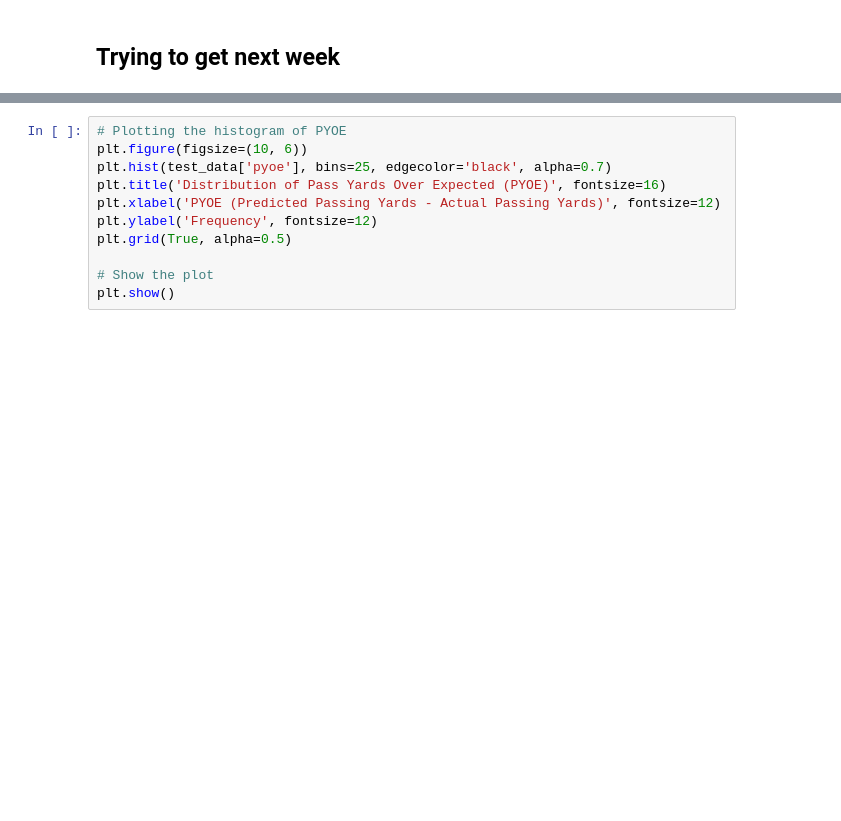
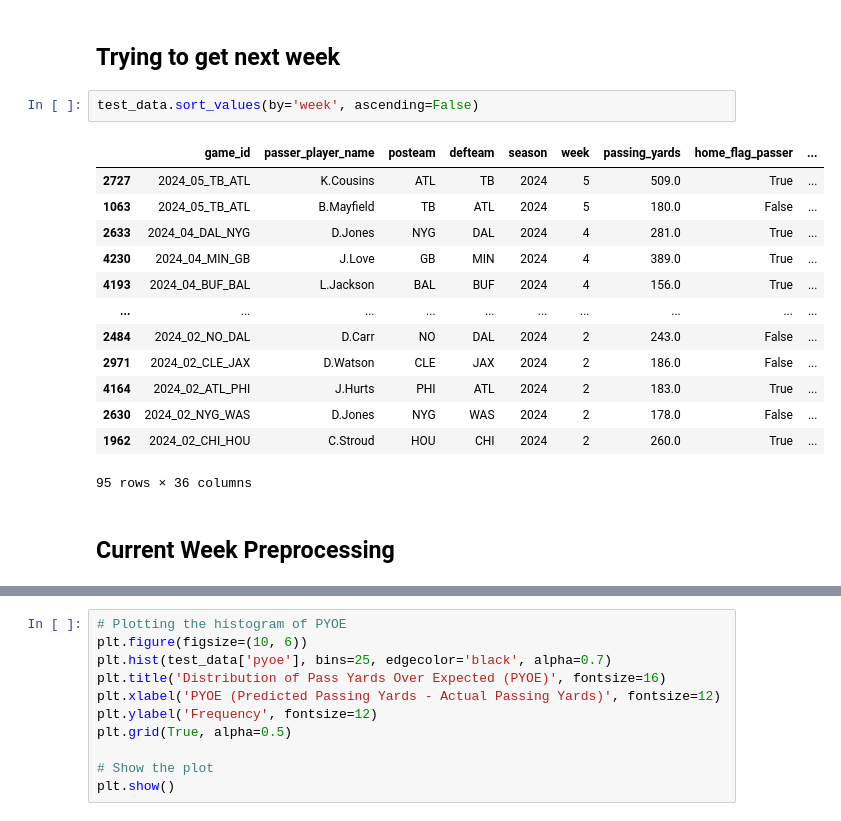
Before and after one commit to bhuggard/CheckTheCover, a Jupyter notebook: testnocom.ipynb, the cells around one changed output, grey strips where cells are left out. Cells and saved outputs as stored; diff of their text form; blank space fills up the shorter version.

```diff
--- a/testnocom.ipynb
+++ b/testnocom.ipynb
@@ -440,3 +440,21 @@ See the caveats in the documentation: https://pandas.pydata.org/pandas-docs/stab
   test_data['pyoe'] = test_data['passing_yards'] - test_data['predicted_passing_yards']
 # %% [markdown]
 ## Trying to get next week
+# %%
+test_data.sort_values(by='week', ascending=False)
+# %% [output]
+|  | game_id | passer_player_name | posteam | defteam | season | week | passing_yards | home_flag_passer | ... |
+| 2727 | 2024_05_TB_ATL | K.Cousins | ATL | TB | 2024 | 5 | 509.0 | True | ... |
+| 1063 | 2024_05_TB_ATL | B.Mayfield | TB | ATL | 2024 | 5 | 180.0 | False | ... |
+| 2633 | 2024_04_DAL_NYG | D.Jones | NYG | DAL | 2024 | 4 | 281.0 | True | ... |
+| 4230 | 2024_04_MIN_GB | J.Love | GB | MIN | 2024 | 4 | 389.0 | True | ... |
+| 4193 | 2024_04_BUF_BAL | L.Jackson | BAL | BUF | 2024 | 4 | 156.0 | True | ... |
+| ... | ... | ... | ... | ... | ... | ... | ... | ... | ... |
+| 2484 | 2024_02_NO_DAL | D.Carr | NO | DAL | 2024 | 2 | 243.0 | False | ... |
+| 2971 | 2024_02_CLE_JAX | D.Watson | CLE | JAX | 2024 | 2 | 186.0 | False | ... |
+| 4164 | 2024_02_ATL_PHI | J.Hurts | PHI | ATL | 2024 | 2 | 183.0 | True | ... |
+| 2630 | 2024_02_NYG_WAS | D.Jones | NYG | WAS | 2024 | 2 | 178.0 | False | ... |
+| 1962 | 2024_02_CHI_HOU | C.Stroud | HOU | CHI | 2024 | 2 | 260.0 | True | ... |
+95 rows × 36 columns
+# %% [markdown]
+## Current Week Preprocessing
```
Also changed, not shown: parts of 5 cells of this notebook.
